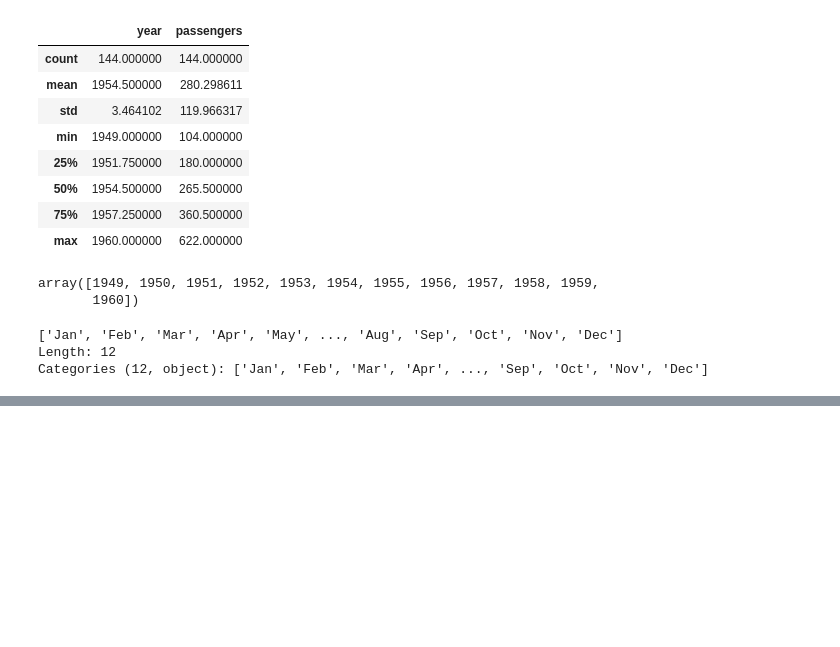
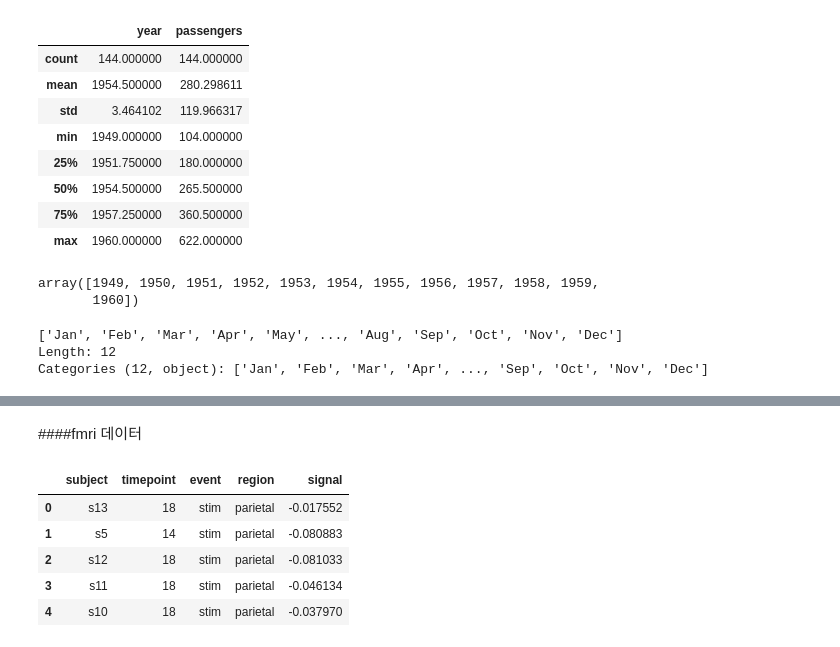
Before and after one commit to HwangHanJae/DataScience_Basic_Tect, a Jupyter notebook: seaborn_lineplot.ipynb, the cells around one changed output, grey strips where cells are left out. Cells and saved outputs as stored; diff of their text form; code cells hidden in the pictures; blank space fills up the shorter version.

Commit message:
fmri 데이터 추가

```diff
--- a/seaborn_lineplot.ipynb
+++ b/seaborn_lineplot.ipynb
@@ -104,0 +135,13 @@ lineplot = sns.lineplot(data=flights_wide)
+# %% [markdown]
+####fmri 데이터
+# %%
+#데이터 로드하기
+fmri = sns.load_dataset('fmri')
+fmri.head()
+# %% [output]
+|  | subject | timepoint | event | region | signal |
+| 0 | s13 | 18 | stim | parietal | -0.017552 |
+| 1 | s5 | 14 | stim | parietal | -0.080883 |
+| 2 | s12 | 18 | stim | parietal | -0.081033 |
+| 3 | s11 | 18 | stim | parietal | -0.046134 |
+| 4 | s10 | 18 | stim | parietal | -0.037970 |
```
Also changed, not shown: parts of 12 cells of this notebook.
